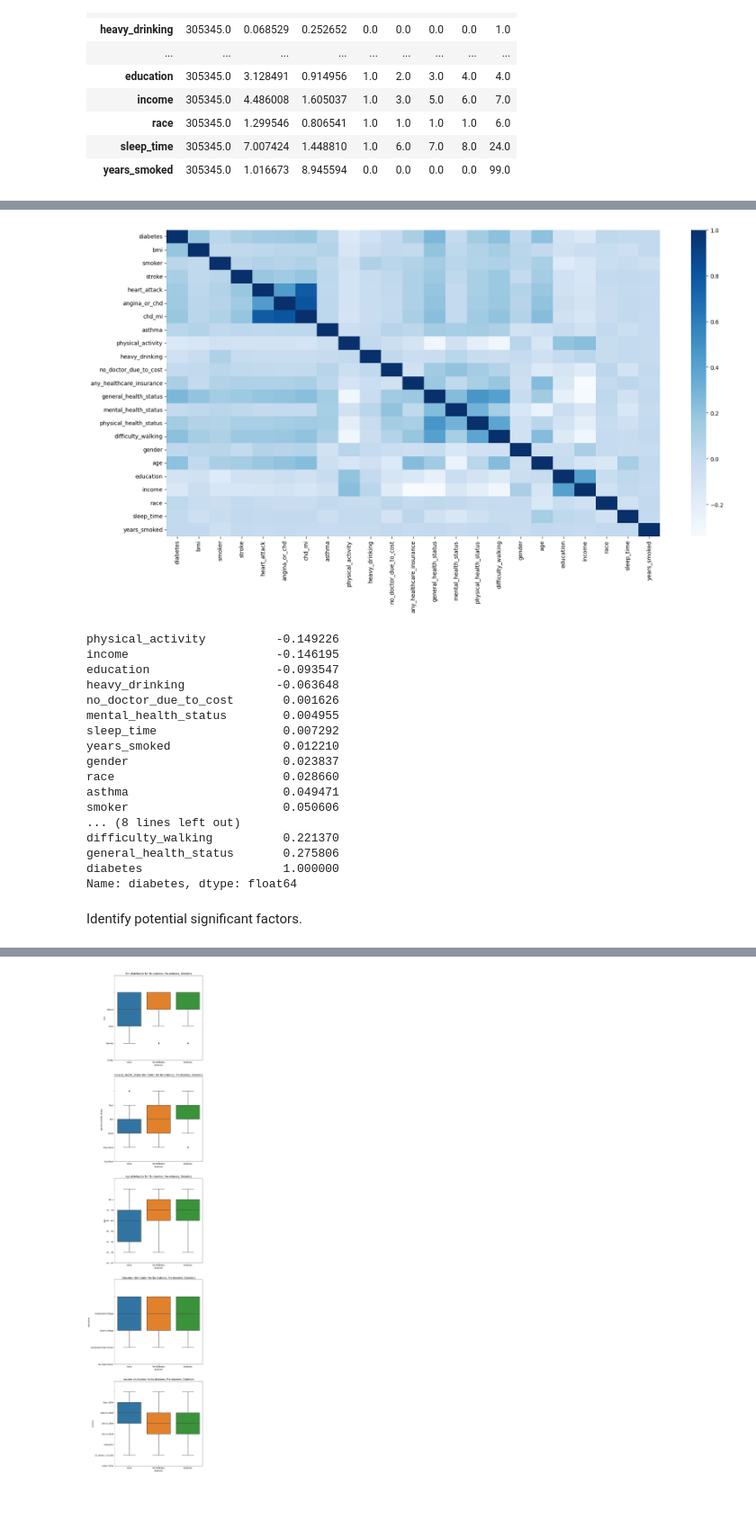
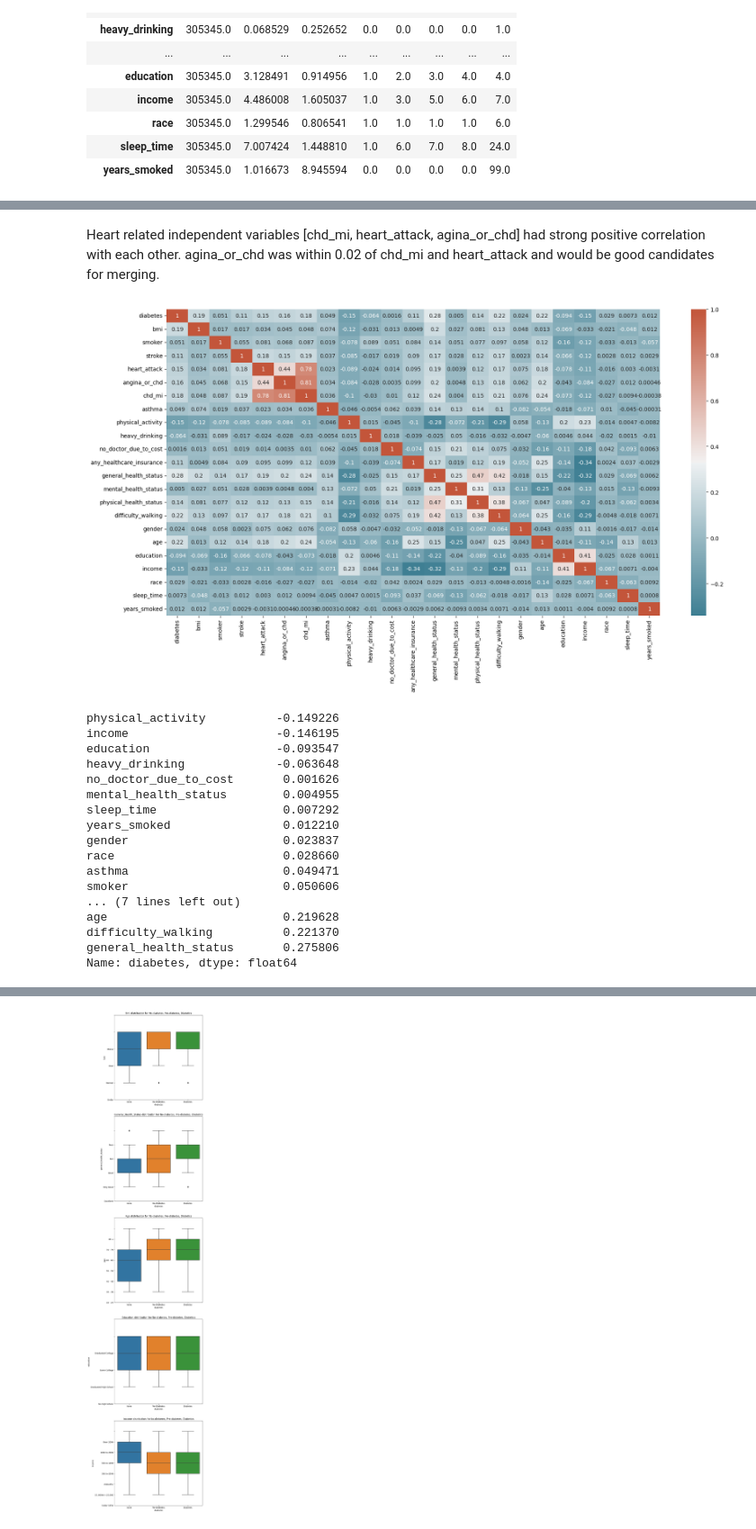
Before and after one commit to DanielHarrod/mec-mini-projects, a Jupyter notebook: Capstone/12_classification/data_wrangling_and_exploration.ipynb, the cells around one changed output, grey strips where cells are left out. Shown at 90% size. Saved outputs shown, nothing was run; the diff lists cells and outputs as text; code cells hidden in the pictures; blank space fills up the shorter version.

```diff
--- a/Capstone/12_classification/data_wrangling_and_exploration.ipynb
+++ b/Capstone/12_classification/data_wrangling_and_exploration.ipynb
@@ -1108,0 +1163,8 @@ plt.show()
+# %%
+report_df.drop(df[df.diabetes == 0].index, inplace=True)
+ax = sns.histplot(x='age', data=report_df, hue='diabetes')
+
+ax.set_xticklabels(column_order('age'))
+
+
+df.drop(df[df.general_health_status.isin([7,9,np.nan])].index, inplace=True)
@@ -1109,12 +1189,14 @@ plt.show()
+# %% [markdown]
+Heart related independent variables [chd_mi, heart_attack, agina_or_chd] had strong positive correlation with each other.  agina_or_chd was within 0.02 of chd_mi and heart_attack and would be good candidates for merging.
 # %%
 corr_matrix = df.corr()
 plt.figure(figsize=(20,10), dpi=100)
-sns.heatmap(corr_matrix ,cmap='Blues')
+sns.heatmap(corr_matrix ,cmap=sns.diverging_palette(220, 20, as_cmap=True), annot=True)
 plt.show()
 # %% [output]
-[figure, old version]
+[figure, new version]
 # %%
-df.corr()['diabetes'].sort_values()
+df.corr()['diabetes'].drop("diabetes").sort_values()
 # %% [output]
 physical_activity          -0.149226
 income                     -0.146195
@@ -1128,10 +1210,8 @@ gender                      0.023837
 race                        0.028660
 asthma                      0.049471
 smoker                      0.050606
-... (8 lines left out)
+... (7 lines left out)
+age                         0.219628
 difficulty_walking          0.221370
 general_health_status       0.275806
-diabetes                    1.000000
 Name: diabetes, dtype: float64
-# %% [markdown]
-Identify potential significant factors.
```
Also changed, not shown: parts of 38 cells of this notebook, 18 other files.
